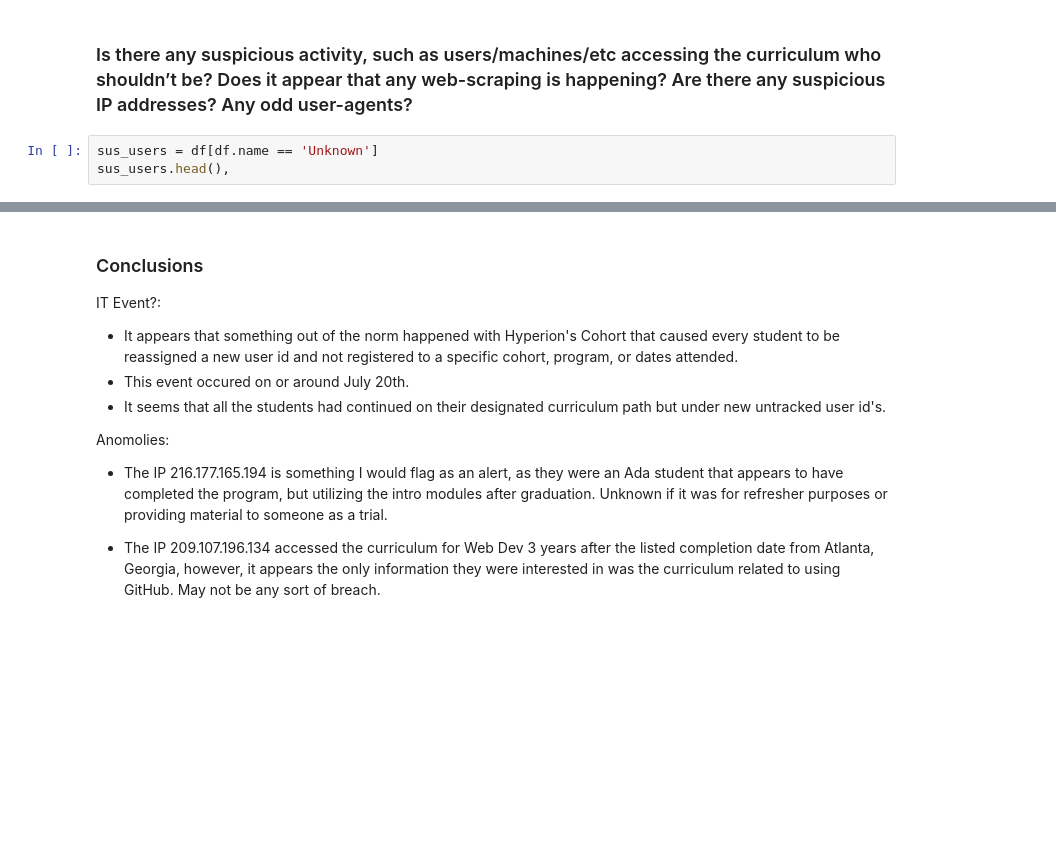
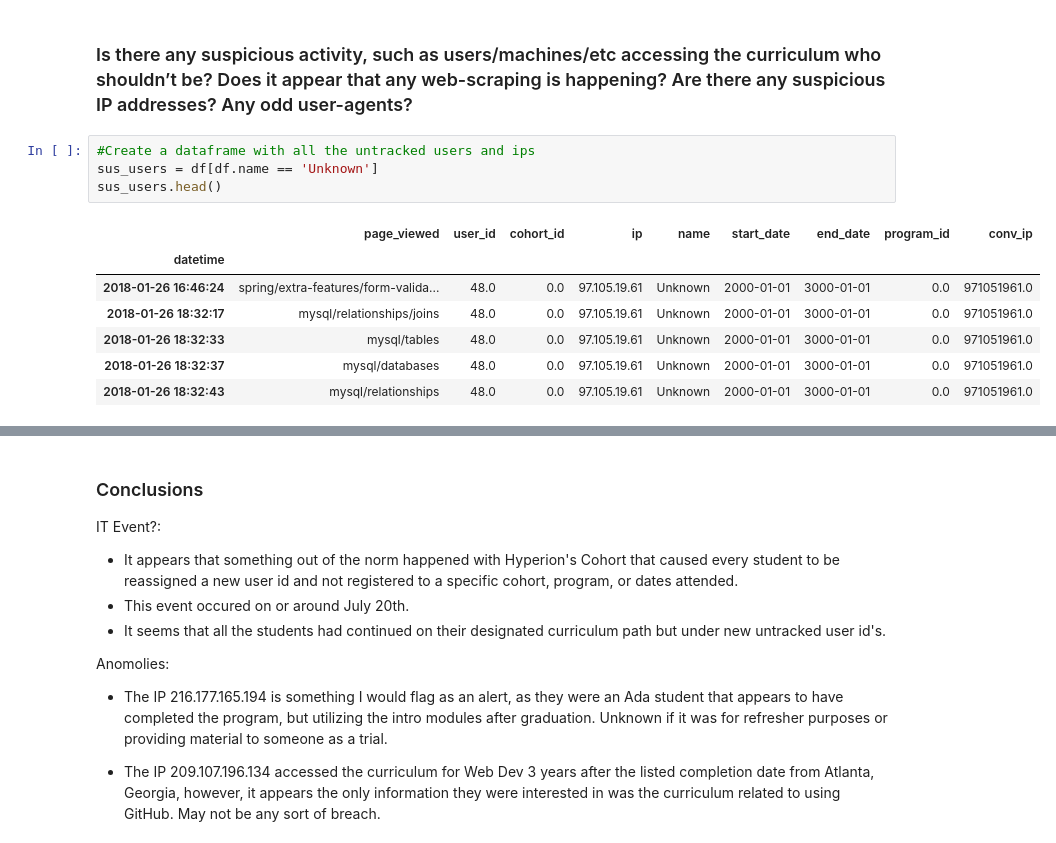
Before and after one commit to AAranda10/anomaly_project, a Jupyter notebook: anomaly_detection_project.ipynb, the cells around one changed output, grey strips where cells are left out. Saved outputs shown, nothing was run; the diff lists cells and outputs as text; blank space fills up the shorter version.

```diff
--- a/anomaly_detection_project.ipynb
+++ b/anomaly_detection_project.ipynb
@@ -183,7 +292,16 @@ df[df.ip == '99.132.128.255'].user_id.value_counts()
 # %% [markdown]
 ### Is there any suspicious activity, such as users/machines/etc accessing the curriculum who shouldn’t be? Does it appear that any web-scraping is happening? Are there any suspicious IP addresses? Any odd user-agents?
 # %%
+#Create a dataframe with all the untracked users and ips
 sus_users = df[df.name == 'Unknown']
-sus_users.head(),
+sus_users.head()
+# %% [output]
+|  | page_viewed | user_id | cohort_id | ip | name | start_date | end_date | program_id | conv_ip |
+| datetime |  |  |  |  |  |  |  |  |  |
+| 2018-01-26 16:46:24 | spring/extra-features/form-valida... | 48.0 | 0.0 | 97.105.19.61 | Unknown | 2000-01-01 | 3000-01-01 | 0.0 | 971051961.0 |
+| 2018-01-26 18:32:17 | mysql/relationships/joins | 48.0 | 0.0 | 97.105.19.61 | Unknown | 2000-01-01 | 3000-01-01 | 0.0 | 971051961.0 |
+| 2018-01-26 18:32:33 | mysql/tables | 48.0 | 0.0 | 97.105.19.61 | Unknown | 2000-01-01 | 3000-01-01 | 0.0 | 971051961.0 |
+| 2018-01-26 18:32:37 | mysql/databases | 48.0 | 0.0 | 97.105.19.61 | Unknown | 2000-01-01 | 3000-01-01 | 0.0 | 971051961.0 |
+| 2018-01-26 18:32:43 | mysql/relationships | 48.0 | 0.0 | 97.105.19.61 | Unknown | 2000-01-01 | 3000-01-01 | 0.0 | 971051961.0 |
 # %%
 sus_users.ip.value_counts()
```
Also changed, not shown: parts of 74 cells of this notebook.
